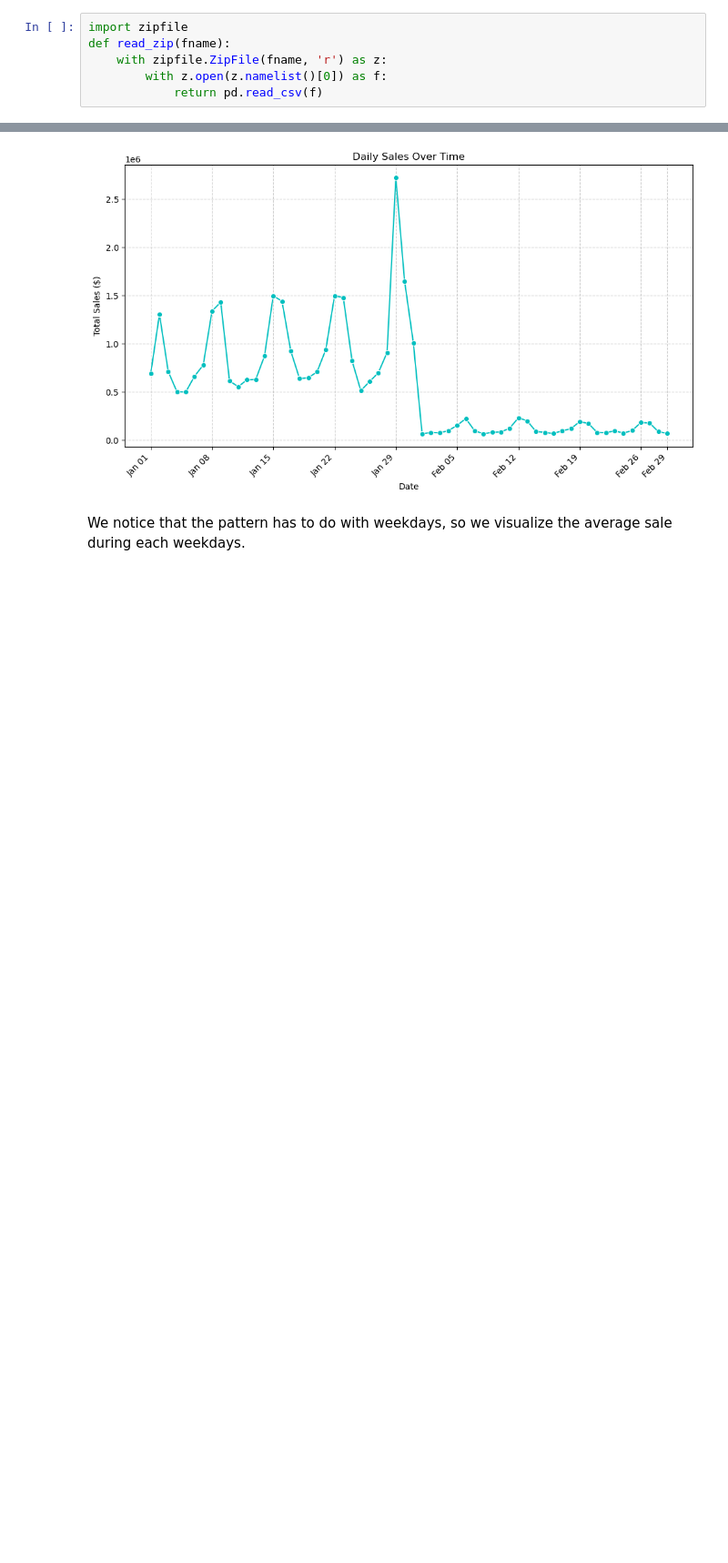
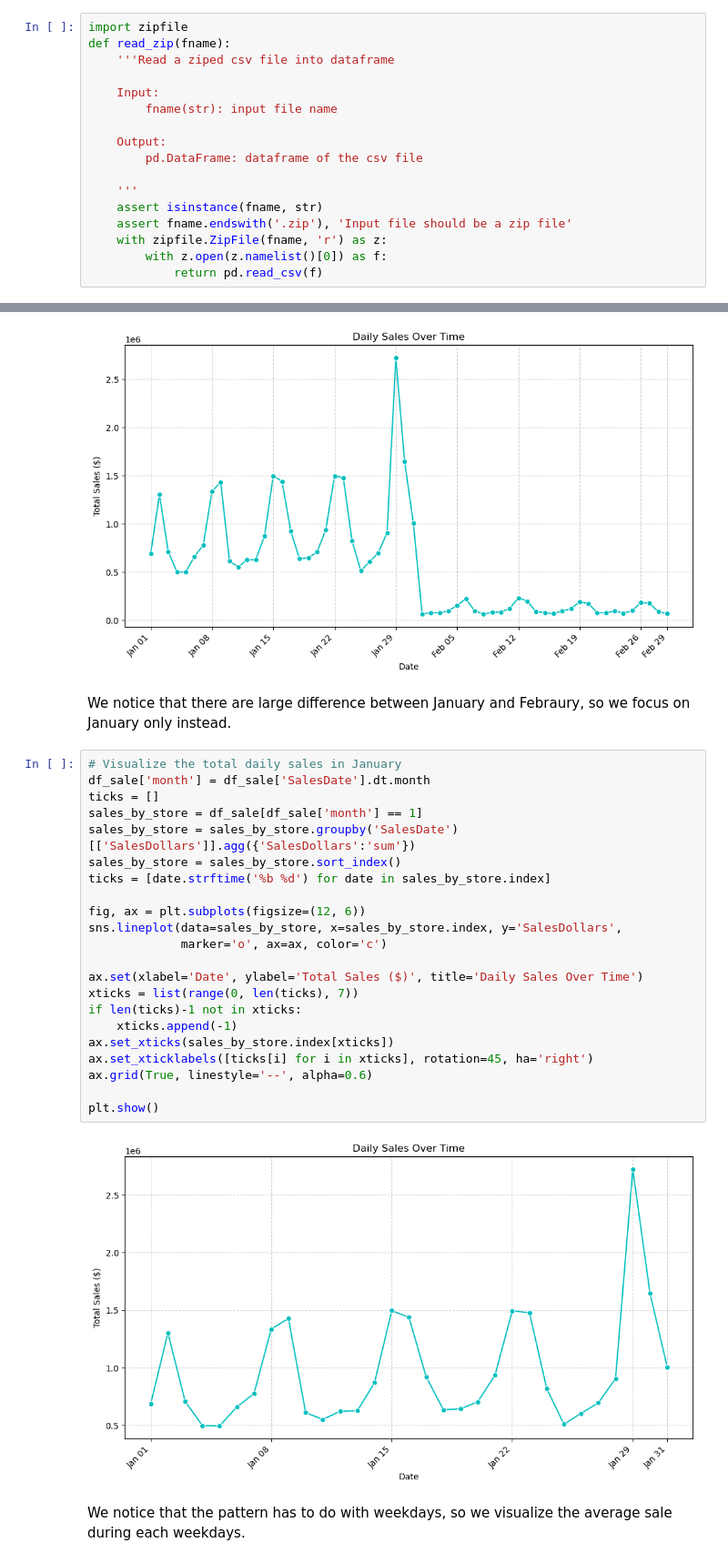
Before and after one commit to Leullque/ece143_group10, a Jupyter notebook: visualization.ipynb, the cells around one changed output, grey strips where cells are left out. Shown at 91% size. Saved outputs shown, nothing was run; the diff lists cells and outputs as text; blank space fills up the shorter version.

Commit message:
add january analysis

```diff
--- a/visualization.ipynb
+++ b/visualization.ipynb
@@ -13,6 +13,17 @@ from scipy import stats
 # %%
 import zipfile
 def read_zip(fname):
+    '''Read a ziped csv file into dataframe
+
+    Input:
+        fname(str): input file name
+
+    Output:
+        pd.DataFrame: dataframe of the csv file
+
+    '''
+    assert isinstance(fname, str)
+    assert fname.endswith('.zip'), 'Input file should be a zip file'
     with zipfile.ZipFile(fname, 'r') as z:
         with z.open(z.namelist()[0]) as f:
             return pd.read_csv(f)
@@ -240,6 +251,32 @@ ax.grid(True, linestyle='--', alpha=0.6)
 plt.show()
 # %% [output]
 [figure]
+# %% [markdown]
+We notice that there are large difference between January and Febraury, so we focus on January only instead.
+# %%
+# Visualize the total daily sales in January
+df_sale['month'] = df_sale['SalesDate'].dt.month
+ticks = []
+sales_by_store = df_sale[df_sale['month'] == 1]
+sales_by_store = sales_by_store.groupby('SalesDate')[['SalesDollars']].agg({'SalesDollars':'sum'})
+sales_by_store = sales_by_store.sort_index()
+ticks = [date.strftime('%b %d') for date in sales_by_store.index]
+
+fig, ax = plt.subplots(figsize=(12, 6))
+sns.lineplot(data=sales_by_store, x=sales_by_store.index, y='SalesDollars',
+             marker='o', ax=ax, color='c')
+
+ax.set(xlabel='Date', ylabel='Total Sales ($)', title='Daily Sales Over Time')
+xticks = list(range(0, len(ticks), 7))
+if len(ticks)-1 not in xticks:
+    xticks.append(-1)
+ax.set_xticks(sales_by_store.index[xticks])
+ax.set_xticklabels([ticks[i] for i in xticks], rotation=45, ha='right')
+ax.grid(True, linestyle='--', alpha=0.6)
+
+plt.show()
+# %% [output]
+[figure, added]
 # %% [markdown]
 We notice that the pattern has to do with weekdays, so we visualize the average sale during each weekdays.
 # %%
```
Also changed, not shown: parts of 1 cell of this notebook.
